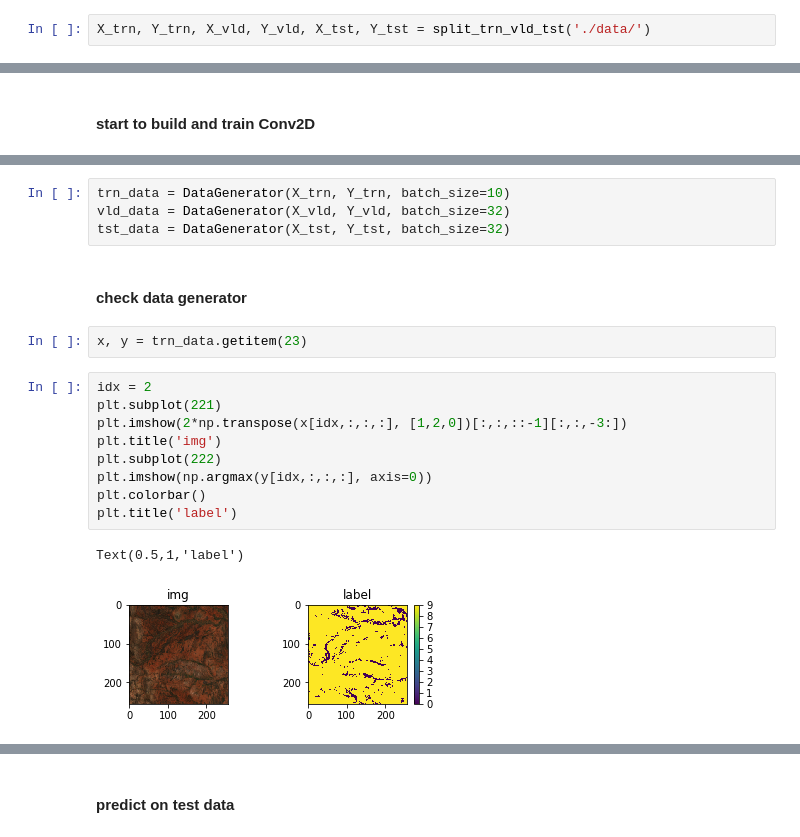
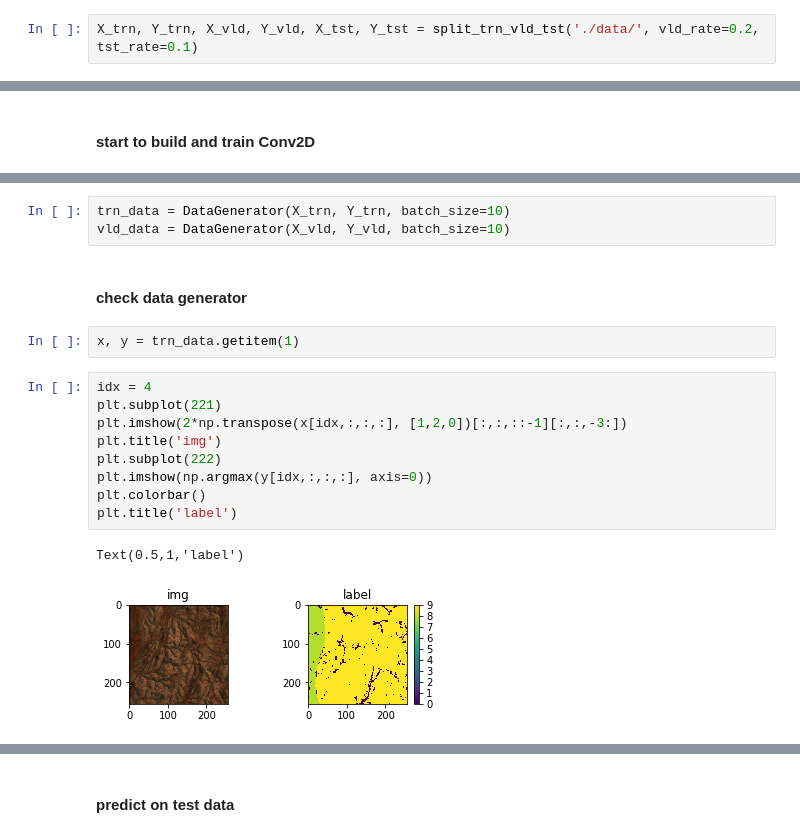
Before and after one commit to chenyz0601/DL-RockClassification, a Jupyter notebook: convnets.ipynb, the cells around one changed output, grey strips where cells are left out. Saved outputs shown, nothing was run; the diff lists cells and outputs as text.

```diff
--- a/convnets.ipynb
+++ b/convnets.ipynb
@@ -7,7 +7,7 @@ Using TensorFlow backend.
 # %% [markdown]
 #### load X-Y samples from block1, and split into train and test sets
 # %%
-X_trn, Y_trn, X_vld, Y_vld, X_tst, Y_tst = split_trn_vld_tst('./data/')
+X_trn, Y_trn, X_vld, Y_vld, X_tst, Y_tst = split_trn_vld_tst('./data/', vld_rate=0.2, tst_rate=0.1)
 # %% [markdown]
 #### visualize images and labels
 # %%
@@ -50,22 +50,21 @@ building Conv2D ...
 compiling model ...
 # %%
 trn_data = DataGenerator(X_trn, Y_trn, batch_size=10)
-vld_data = DataGenerator(X_vld, Y_vld, batch_size=32)
-tst_data = DataGenerator(X_tst, Y_tst, batch_size=32)
+vld_data = DataGenerator(X_vld, Y_vld, batch_size=10)
 # %% [markdown]
 #### check data generator
 # %%
-x, y = trn_data.getitem(23)
+x, y = trn_data.getitem(1)
 # %%
-idx = 2
+idx = 4
 plt.subplot(221)
 plt.imshow(2*np.transpose(x[idx,:,:,:], [1,2,0])[:,:,::-1][:,:,-3:])
 plt.title('img')
 plt.subplot(222)
 plt.imshow(np.argmax(y[idx,:,:,:], axis=0))
 plt.colorbar()
 plt.title('label')
 # %% [output]
 Text(0.5,1,'label')
-[figure, old version]
+[figure, new version]
 # %%
```
Also changed, not shown: parts of 2 cells of this notebook, 1 other file.
